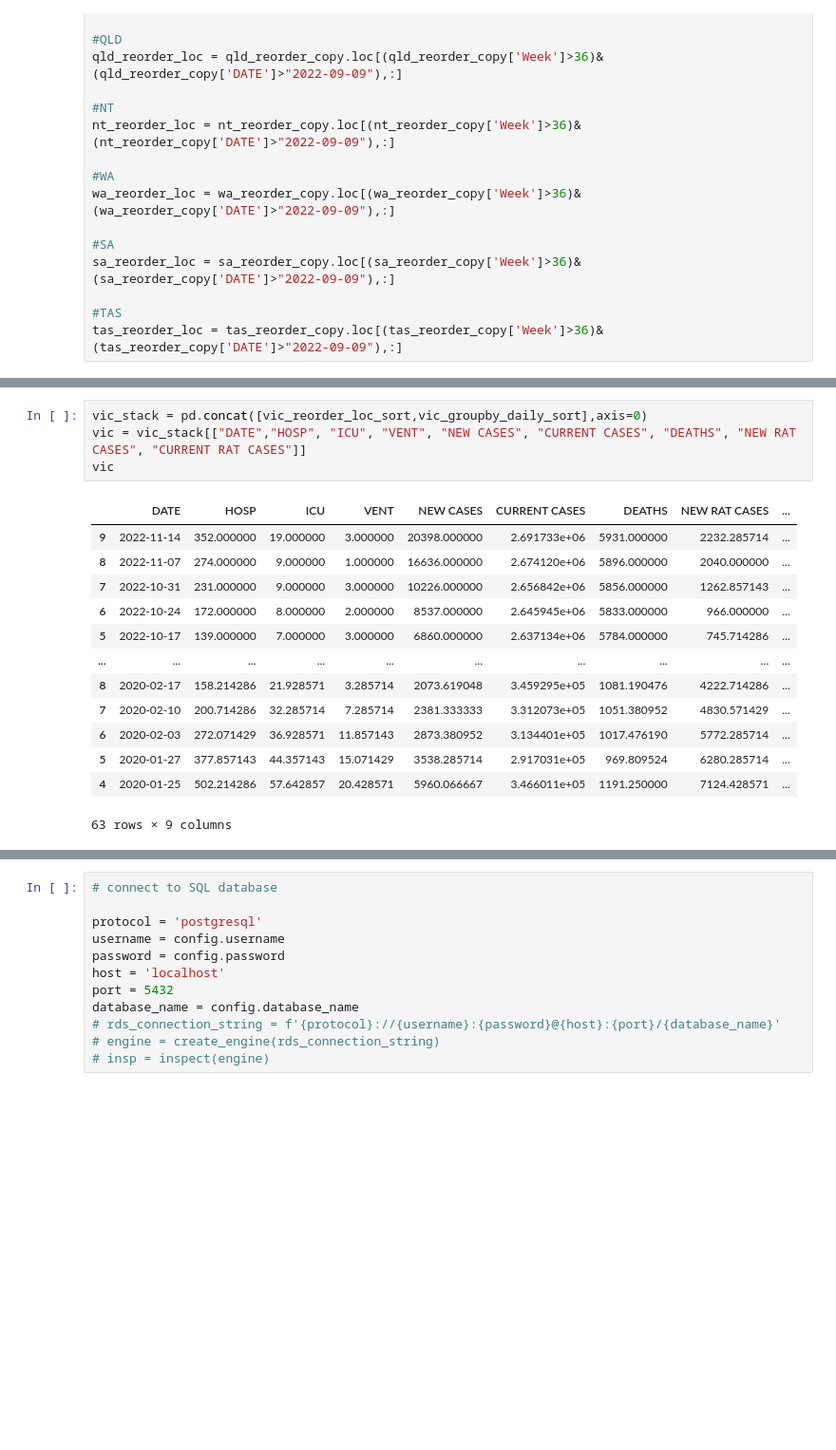
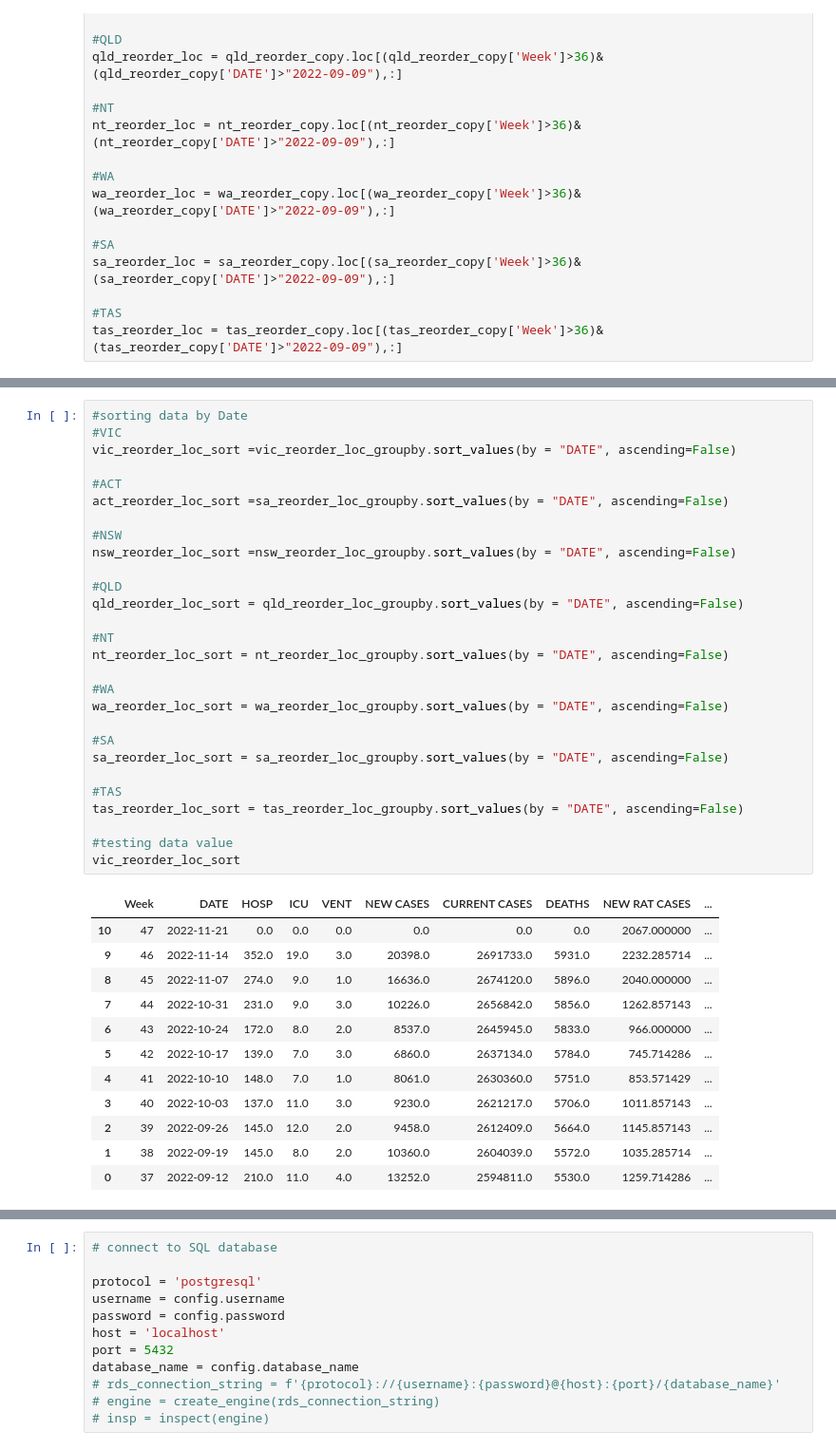
Before and after one commit to FrankMS3/COVID-Analysis, a Jupyter notebook: main.ipynb, the cells around one changed output, grey strips where cells are left out. Shown at 95% size. Drawn from its saved outputs; the diff is of its cells as text; blank space fills up the shorter version.

Commit message:
data cleaning

```diff
--- a/main.ipynb
+++ b/main.ipynb
@@ -483,18 +415,41 @@ vic_groupby_daily_sort
-# %%
-vic_stack = pd.concat([vic_reorder_loc_sort,vic_groupby_daily_sort],axis=0)
-vic = vic_stack[["DATE","HOSP", "ICU", "VENT", "NEW CASES", "CURRENT CASES", "DEATHS", "NEW RAT CASES", "CURRENT RAT CASES"]]
-vic
-# %% [output]
-|  | DATE | HOSP | ICU | VENT | NEW CASES | CURRENT CASES | DEATHS | NEW RAT CASES | ... |
-| 9 | 2022-11-14 | 352.000000 | 19.000000 | 3.000000 | 20398.000000 | 2.691733e+06 | 5931.000000 | 2232.285714 | ... |
-| 8 | 2022-11-07 | 274.000000 | 9.000000 | 1.000000 | 16636.000000 | 2.674120e+06 | 5896.000000 | 2040.000000 | ... |
-| 7 | 2022-10-31 | 231.000000 | 9.000000 | 3.000000 | 10226.000000 | 2.656842e+06 | 5856.000000 | 1262.857143 | ... |
-| 6 | 2022-10-24 | 172.000000 | 8.000000 | 2.000000 | 8537.000000 | 2.645945e+06 | 5833.000000 | 966.000000 | ... |
-| 5 | 2022-10-17 | 139.000000 | 7.000000 | 3.000000 | 6860.000000 | 2.637134e+06 | 5784.000000 | 745.714286 | ... |
-| ... | ... | ... | ... | ... | ... | ... | ... | ... | ... |
-| 8 | 2020-02-17 | 158.214286 | 21.928571 | 3.285714 | 2073.619048 | 3.459295e+05 | 1081.190476 | 4222.714286 | ... |
-| 7 | 2020-02-10 | 200.714286 | 32.285714 | 7.285714 | 2381.333333 | 3.312073e+05 | 1051.380952 | 4830.571429 | ... |
-| 6 | 2020-02-03 | 272.071429 | 36.928571 | 11.857143 | 2873.380952 | 3.134401e+05 | 1017.476190 | 5772.285714 | ... |
-| 5 | 2020-01-27 | 377.857143 | 44.357143 | 15.071429 | 3538.285714 | 2.917031e+05 | 969.809524 | 6280.285714 | ... |
-| 4 | 2020-01-25 | 502.214286 | 57.642857 | 20.428571 | 5960.066667 | 3.466011e+05 | 1191.250000 | 7124.428571 | ... |
-63 rows × 9 columns
+# %%
+#sorting data by Date
+#VIC
+vic_reorder_loc_sort =vic_reorder_loc_groupby.sort_values(by = "DATE", ascending=False)
+
+#ACT
+act_reorder_loc_sort =sa_reorder_loc_groupby.sort_values(by = "DATE", ascending=False)
+
+#NSW
+nsw_reorder_loc_sort =nsw_reorder_loc_groupby.sort_values(by = "DATE", ascending=False)
+
+#QLD
+qld_reorder_loc_sort = qld_reorder_loc_groupby.sort_values(by = "DATE", ascending=False)
+
+#NT
+nt_reorder_loc_sort = nt_reorder_loc_groupby.sort_values(by = "DATE", ascending=False)
+
+#WA
+wa_reorder_loc_sort = wa_reorder_loc_groupby.sort_values(by = "DATE", ascending=False)
+
+#SA
+sa_reorder_loc_sort = sa_reorder_loc_groupby.sort_values(by = "DATE", ascending=False)
+
+#TAS
+tas_reorder_loc_sort = tas_reorder_loc_groupby.sort_values(by = "DATE", ascending=False)
+
+#testing data value
+vic_reorder_loc_sort
+# %% [output]
+|  | Week | DATE | HOSP | ICU | VENT | NEW CASES | CURRENT CASES | DEATHS | NEW RAT CASES | ... |
+| 10 | 47 | 2022-11-21 | 0.0 | 0.0 | 0.0 | 0.0 | 0.0 | 0.0 | 2067.000000 | ... |
+| 9 | 46 | 2022-11-14 | 352.0 | 19.0 | 3.0 | 20398.0 | 2691733.0 | 5931.0 | 2232.285714 | ... |
+| 8 | 45 | 2022-11-07 | 274.0 | 9.0 | 1.0 | 16636.0 | 2674120.0 | 5896.0 | 2040.000000 | ... |
+| 7 | 44 | 2022-10-31 | 231.0 | 9.0 | 3.0 | 10226.0 | 2656842.0 | 5856.0 | 1262.857143 | ... |
+| 6 | 43 | 2022-10-24 | 172.0 | 8.0 | 2.0 | 8537.0 | 2645945.0 | 5833.0 | 966.000000 | ... |
+| 5 | 42 | 2022-10-17 | 139.0 | 7.0 | 3.0 | 6860.0 | 2637134.0 | 5784.0 | 745.714286 | ... |
+| 4 | 41 | 2022-10-10 | 148.0 | 7.0 | 1.0 | 8061.0 | 2630360.0 | 5751.0 | 853.571429 | ... |
+| 3 | 40 | 2022-10-03 | 137.0 | 11.0 | 3.0 | 9230.0 | 2621217.0 | 5706.0 | 1011.857143 | ... |
+| 2 | 39 | 2022-09-26 | 145.0 | 12.0 | 2.0 | 9458.0 | 2612409.0 | 5664.0 | 1145.857143 | ... |
+| 1 | 38 | 2022-09-19 | 145.0 | 8.0 | 2.0 | 10360.0 | 2604039.0 | 5572.0 | 1035.285714 | ... |
+| 0 | 37 | 2022-09-12 | 210.0 | 11.0 | 4.0 | 13252.0 | 2594811.0 | 5530.0 | 1259.714286 | ... |
```
Also changed, not shown: parts of 6 cells of this notebook, 1 other file.
